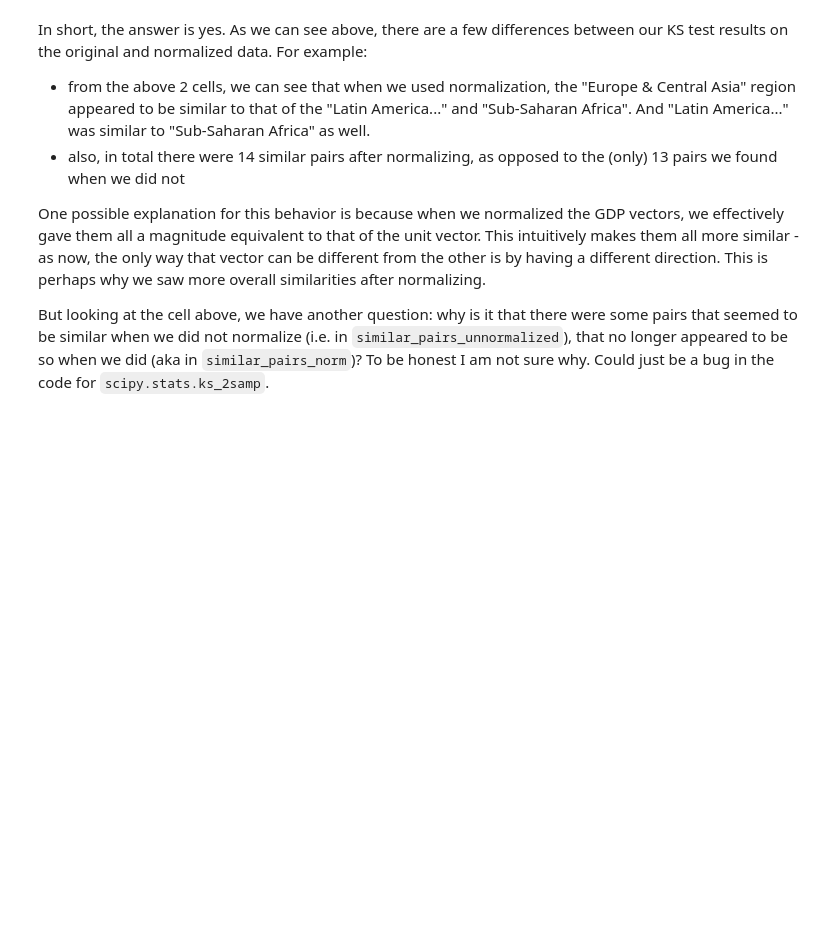
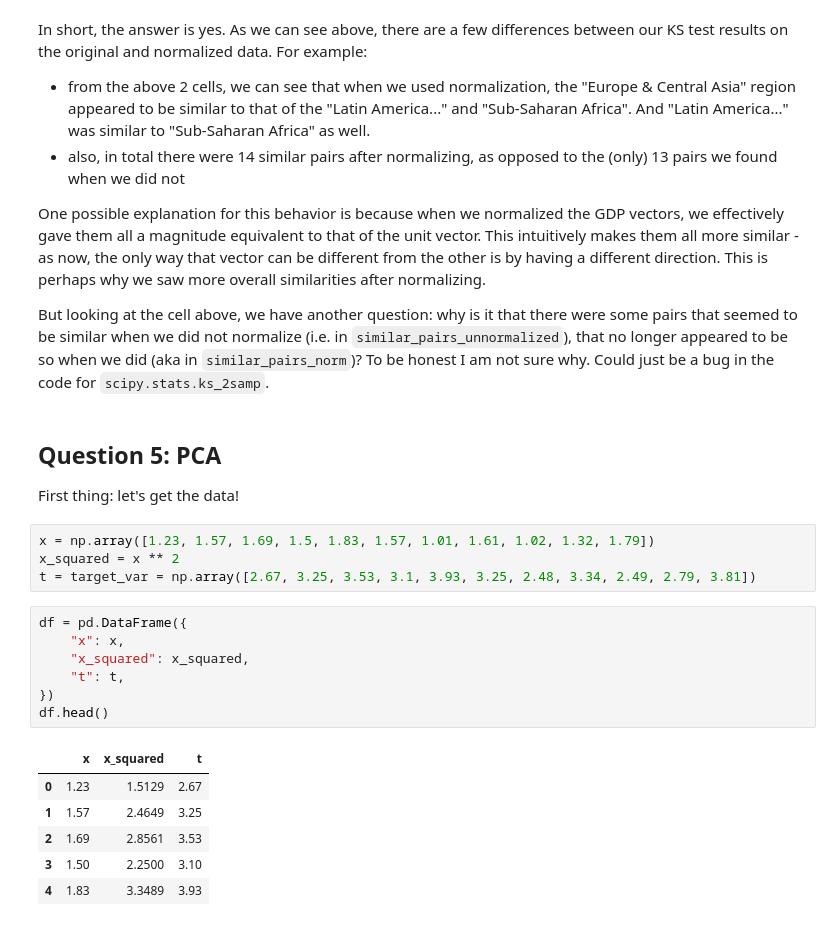
Before and after one commit to UPstartDeveloper/ML-Fundamentals-and-Apps, a Jupyter notebook: SyedRaza_HW1/SyedRaza_HW1.ipynb, the cells around one changed output. Cells and saved outputs as stored; diff of their text form; blank space fills up the shorter version.

```diff
--- a/SyedRaza_HW1/SyedRaza_HW1.ipynb
+++ b/SyedRaza_HW1/SyedRaza_HW1.ipynb
@@ -505,3 +505,24 @@ In short, the answer is yes. As we can see above, there are a few differences be
 One possible explanation for this behavior is because when we normalized the GDP vectors, we effectively gave them all a magnitude equivalent to that of the unit vector. This intuitively makes them all more similar - as now, the only way that vector can be different from the other is by having a different direction. This is perhaps why we saw more overall similarities after normalizing.
 
 But looking at the cell above, we have another question: why is it that there were some pairs that seemed to be similar when we did not normalize (i.e. in `similar_pairs_unnormalized`), that no longer appeared to be so when we did (aka in `similar_pairs_norm`)? To be honest I am not sure why. Could just be a bug in the code for `scipy.stats.ks_2samp`.
+# %% [markdown]
+## Question 5: PCA
+First thing: let's get the data!
+# %%
+x = np.array([1.23, 1.57, 1.69, 1.5, 1.83, 1.57, 1.01, 1.61, 1.02, 1.32, 1.79])
+x_squared = x ** 2
+t = target_var = np.array([2.67, 3.25, 3.53, 3.1, 3.93, 3.25, 2.48, 3.34, 2.49, 2.79, 3.81])
+# %%
+df = pd.DataFrame({
+    "x": x,
+    "x_squared": x_squared,
+    "t": t,
+})
+df.head()
+# %% [output]
+|  | x | x_squared | t |
+| 0 | 1.23 | 1.5129 | 2.67 |
+| 1 | 1.57 | 2.4649 | 3.25 |
+| 2 | 1.69 | 2.8561 | 3.53 |
+| 3 | 1.50 | 2.2500 | 3.10 |
+| 4 | 1.83 | 3.3489 | 3.93 |
```
Also changed, not shown: parts of 9 cells of this notebook.
